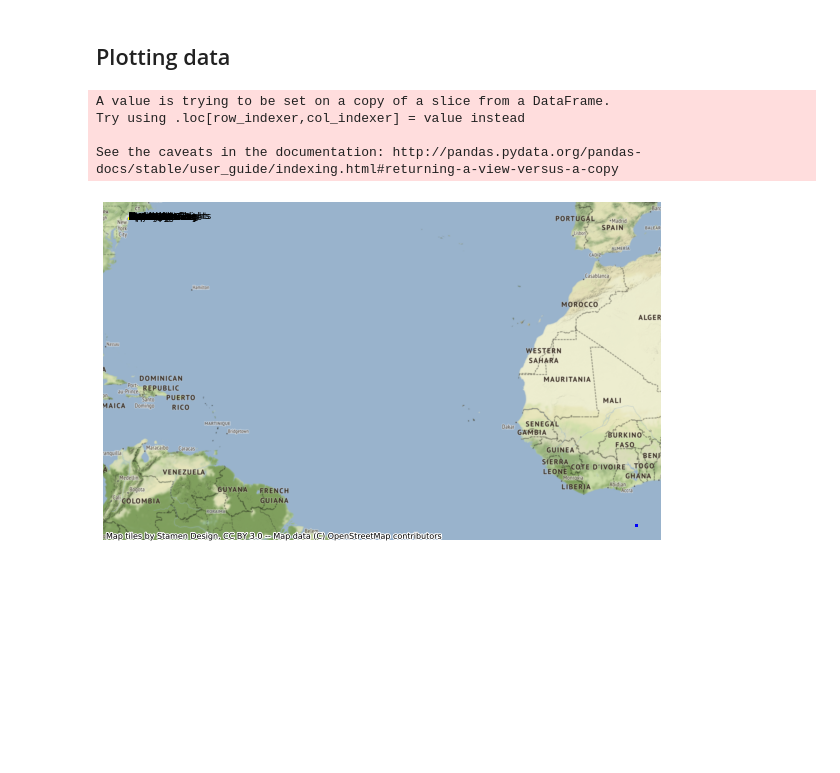
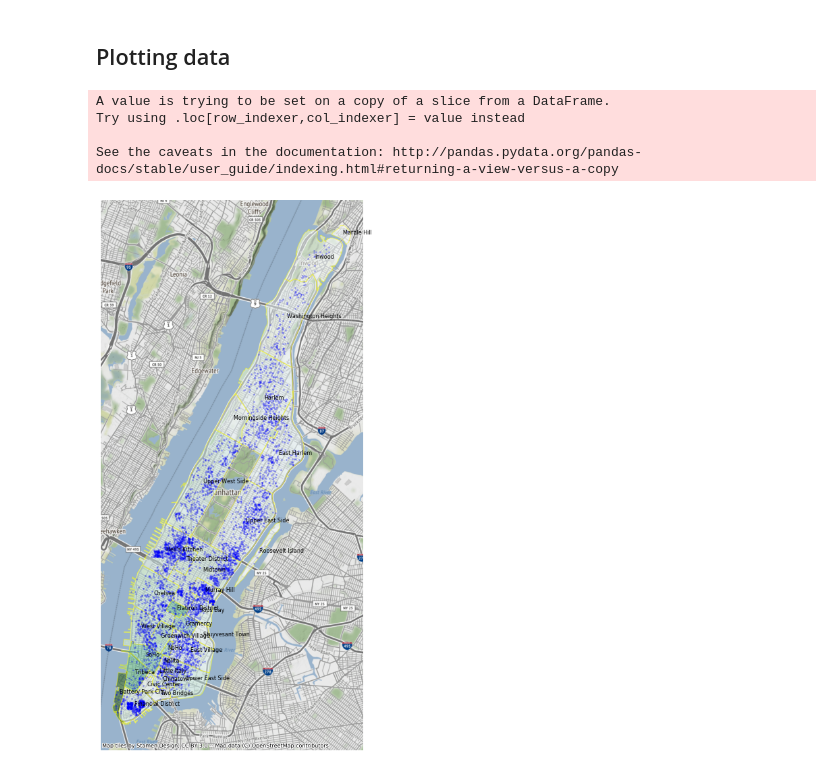
Before and after one commit to AchilleasDrakou/Data-Viz-Final-Project, a Jupyter notebook: Airbnb/Geofile of Manhattan-withpoints.ipynb, the cells around one changed output. Cells and saved outputs as stored; diff of their text form; code cells hidden in the pictures; blank space fills up the shorter version.

```diff
--- a/Airbnb/Geofile of Manhattan-withpoints.ipynb
+++ b/Airbnb/Geofile of Manhattan-withpoints.ipynb
@@ -15,7 +15,7 @@ from bokeh.models import ColumnDataSource, HoverTool, BoxZoomTool, ResetTool, Si
 ## Reading Geopandas data
 # %%
 dr = os.getcwd()
-fdr = ''
+fdr = 'Neighbourhood boundaries'
 in_f = 'neighbourhoods.geojson'
 
 target = os.path.join(dr, fdr, in_f)
@@ -91,6 +89,14 @@ df2 = pd.read_csv("listings.csv")
+# %%
+dr = os.getcwd()
+fdr = 'Geo'
+in_f = 'listings.geojson'
+
+target = os.path.join(dr, fdr, in_f)
+
+dtf = gp.read_file(target)
 # %%
-entire = df2[df2.room_type == 'Entire home/apt']
+entire = dtf[dtf.room_type == 'Entire home/apt']
 man = entire[entire.neighbourhood_group == 'Manhattan']
 man1 = man[man.availability_365 > 100]
-man1
+man1.crs
 # %% [output]
@@ -109,0 +104,3 @@ man1
+# %%
+man1 = man1.to_crs(epsg=3857)
+man1.crs
@@ -198,29 +176,29 @@ man2
 # %%
 #plot the data
 df1["center"] = df1["geometry"].centroid
 df1_points = df1.copy()
 df1_points.set_geometry("center", inplace = True)
 
 
 variable = 'price'
 
 ax = df_price.plot(figsize=(10, 15), column=variable, alpha=0.5, edgecolor='yellow', cmap = 'BuGn')
-man2.plot(ax=ax, alpha=0.25, color='blue', markersize=3)
+man1.plot(ax=ax, alpha=0.25, color='blue', markersize=3)
 #ax.add_tools(HoverTool(tooltips=TOOLTIPS, show_arrow=False, point_policy='follow_mouse'))
 
 texts = []
 
 for x, y, label in zip(df1_points.geometry.x, df1_points.geometry.y, df1_points["neighbourhood"]):
     texts.append(plt.text(x, y, label, fontsize = 8))
 
 
 
 ax.set_axis_off()
 ctx.add_basemap(ax)
 plt.show()
 # %% [output]
 A value is trying to be set on a copy of a slice from a DataFrame.
 Try using .loc[row_indexer,col_indexer] = value instead
 
 See the caveats in the documentation: http://pandas.pydata.org/pandas-docs/stable/user_guide/indexing.html#returning-a-view-versus-a-copy
-[figure, old version]
+[figure, new version]
```
Also changed, not shown: parts of 7 cells of this notebook.
